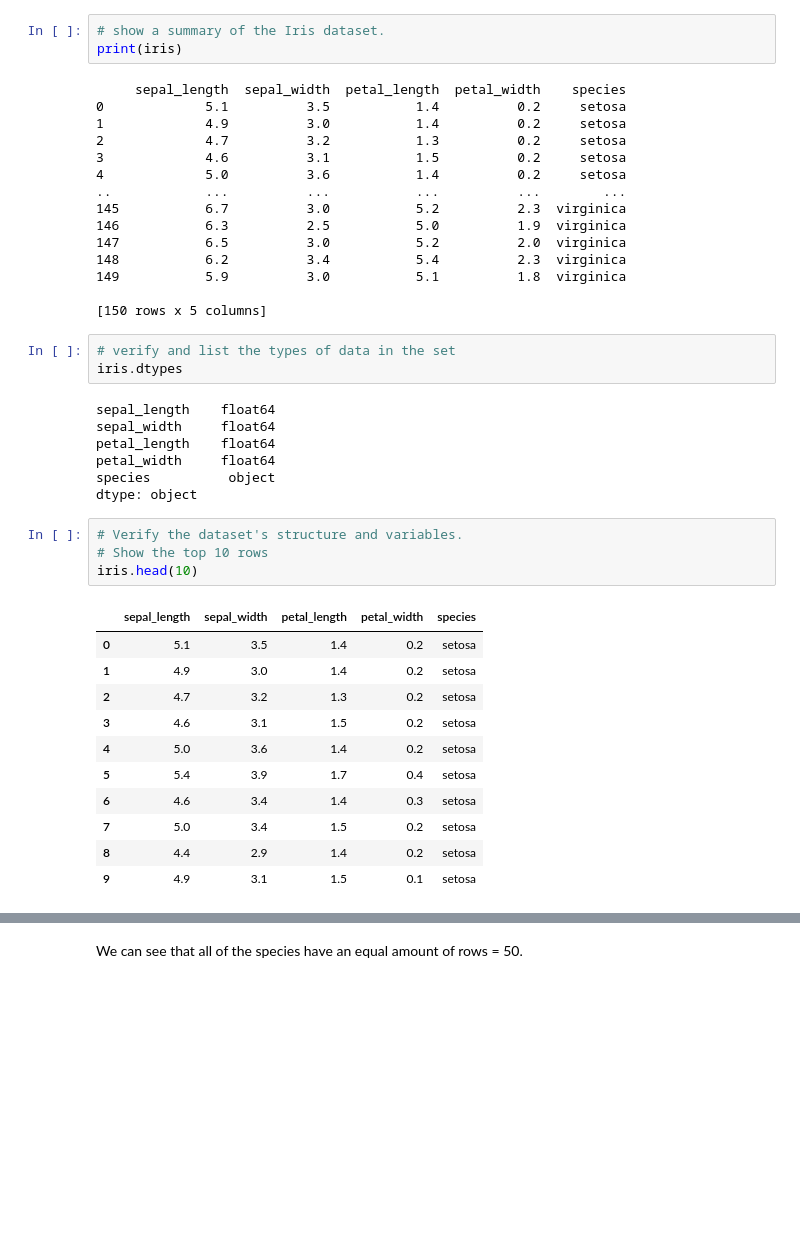
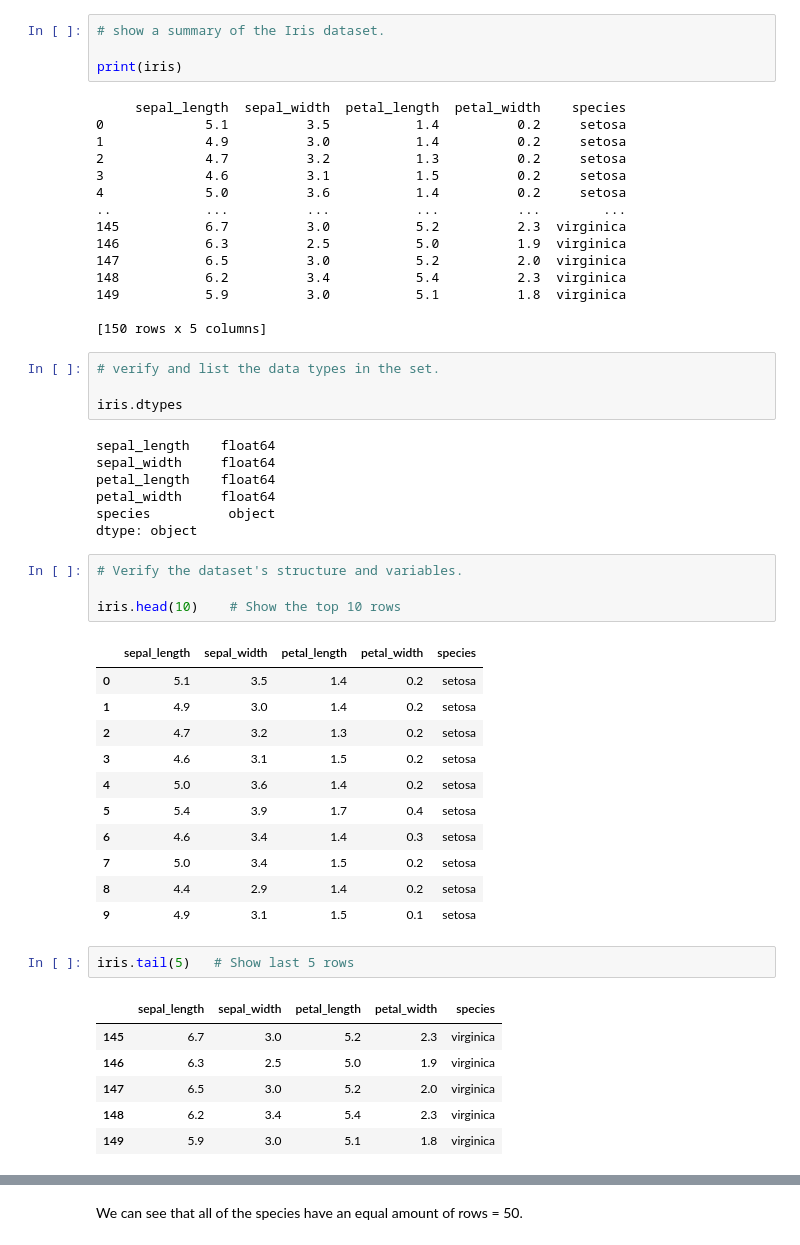
Before and after one commit to conortierney/fund-data-project, a Jupyter notebook: project.ipynb, the cells around one changed output, grey strips where cells are left out. Saved outputs shown, nothing was run; the diff lists cells and outputs as text; blank space fills up the shorter version.

```diff
--- a/project.ipynb
+++ b/project.ipynb
@@ -61,6 +73,7 @@ import seaborn as sns
 iris = pd.read_csv("https://raw.githubusercontent.com/mwaskom/seaborn-data/master/iris.csv")
 # %%
 # show a summary of the Iris dataset.
+
 print(iris)
 # %% [output]
      sepal_length  sepal_width  petal_length  petal_width    species
@@ -78,7 +91,8 @@ print(iris)
 
 [150 rows x 5 columns]
 # %%
-# verify and list the types of data in the set
+# verify and list the data types in the set.
+
 iris.dtypes
 # %% [output]
 sepal_length    float64
@@ -89,8 +103,8 @@ species          object
 dtype: object
 # %%
 # Verify the dataset's structure and variables.
-# Show the top 10 rows
-iris.head(10)
+
+iris.head(10)    # Show the top 10 rows
 # %% [output]
 |  | sepal_length | sepal_width | petal_length | petal_width | species |
 | 0 | 5.1 | 3.5 | 1.4 | 0.2 | setosa |
@@ -103,5 +117,14 @@ iris.head(10)
 | 7 | 5.0 | 3.4 | 1.5 | 0.2 | setosa |
 | 8 | 4.4 | 2.9 | 1.4 | 0.2 | setosa |
 | 9 | 4.9 | 3.1 | 1.5 | 0.1 | setosa |
+# %%
+iris.tail(5)   # Show last 5 rows
+# %% [output]
+|  | sepal_length | sepal_width | petal_length | petal_width | species |
+| 145 | 6.7 | 3.0 | 5.2 | 2.3 | virginica |
+| 146 | 6.3 | 2.5 | 5.0 | 1.9 | virginica |
+| 147 | 6.5 | 3.0 | 5.2 | 2.0 | virginica |
+| 148 | 6.2 | 3.4 | 5.4 | 2.3 | virginica |
+| 149 | 5.9 | 3.0 | 5.1 | 1.8 | virginica |
 # %%
 # columns and their data types
```
Also changed, not shown: parts of 25 cells of this notebook, 1 other file.
